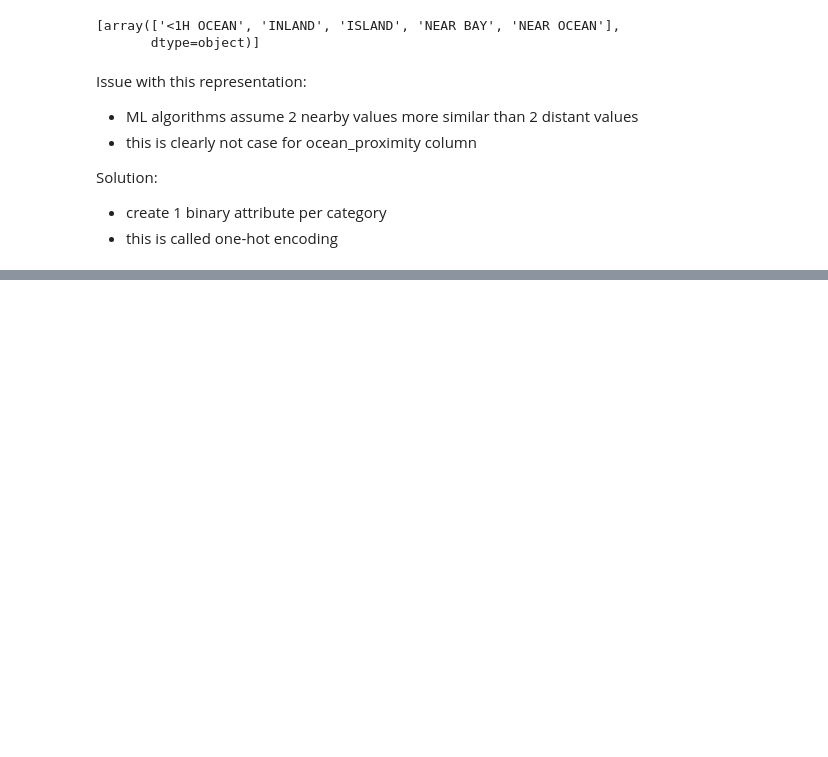
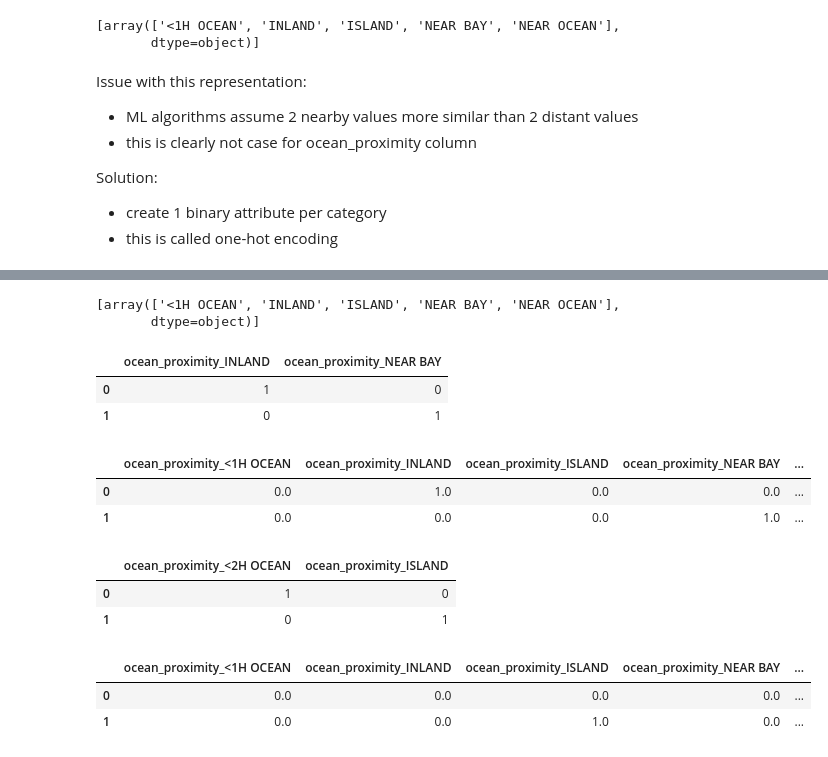
Before and after one commit to RNavs-44/Machine_Learning_Projects, a Jupyter notebook: California_Housing_Project.ipynb, the cells around one changed output, grey strips where cells are left out. Cells and saved outputs as stored; diff of their text form; code cells hidden in the pictures; blank space fills up the shorter version.

```diff
--- a/California_Housing_Project.ipynb
+++ b/California_Housing_Project.ipynb
@@ -440,0 +453,40 @@ housing_cat_1hot
+# %%
+# you can get list of categories using categories_ instance variable
+cat_encoder.categories_
+# %% [output]
+[array(['<1H OCEAN', 'INLAND', 'ISLAND', 'NEAR BAY', 'NEAR OCEAN'],
+       dtype=object)]
+# %%
+# pandas has function called get_dummies which also convers each categorical
+# feature into a one-hot representation
+# however, OneHotEncoder has several advantages as follows
+df_test = pd.DataFrame({"ocean_proximity": ["INLAND", "NEAR BAY"]})
+pd.get_dummies(df_test)
+# %% [output]
+|  | ocean_proximity_INLAND | ocean_proximity_NEAR BAY |
+| 0 | 1 | 0 |
+| 1 | 0 | 1 |
+# %%
+# note OneHotEncoder remembers categories it was trained on, unlike dummies
+cat_encoder.transform(df_test)
+# %% [output]
+|  | ocean_proximity_<1H OCEAN | ocean_proximity_INLAND | ocean_proximity_ISLAND | ocean_proximity_NEAR BAY | ... |
+| 0 | 0.0 | 1.0 | 0.0 | 0.0 | ... |
+| 1 | 0.0 | 0.0 | 0.0 | 1.0 | ... |
+# %%
+# if df_test sees an unknown category it will just generate a column for it
+df_test_unknown = pd.DataFrame({"ocean_proximity": ["<2H OCEAN", "ISLAND"]})
+pd.get_dummies(df_test_unknown)
+# %% [output]
+|  | ocean_proximity_<2H OCEAN | ocean_proximity_ISLAND |
+| 0 | 1 | 0 |
+| 1 | 0 | 1 |
+# %%
+# OneHotEncoder will detect unknown category and raise exception
+# or set handle_unknown to ignore and it will represent unkown category with 0s
+cat_encoder.handle_unknown = "ignore"
+cat_encoder.transform(df_test_unknown)
+# %% [output]
+|  | ocean_proximity_<1H OCEAN | ocean_proximity_INLAND | ocean_proximity_ISLAND | ocean_proximity_NEAR BAY | ... |
+| 0 | 0.0 | 0.0 | 0.0 | 0.0 | ... |
+| 1 | 0.0 | 0.0 | 1.0 | 0.0 | ... |
```
Also changed, not shown: parts of 49 cells of this notebook.
